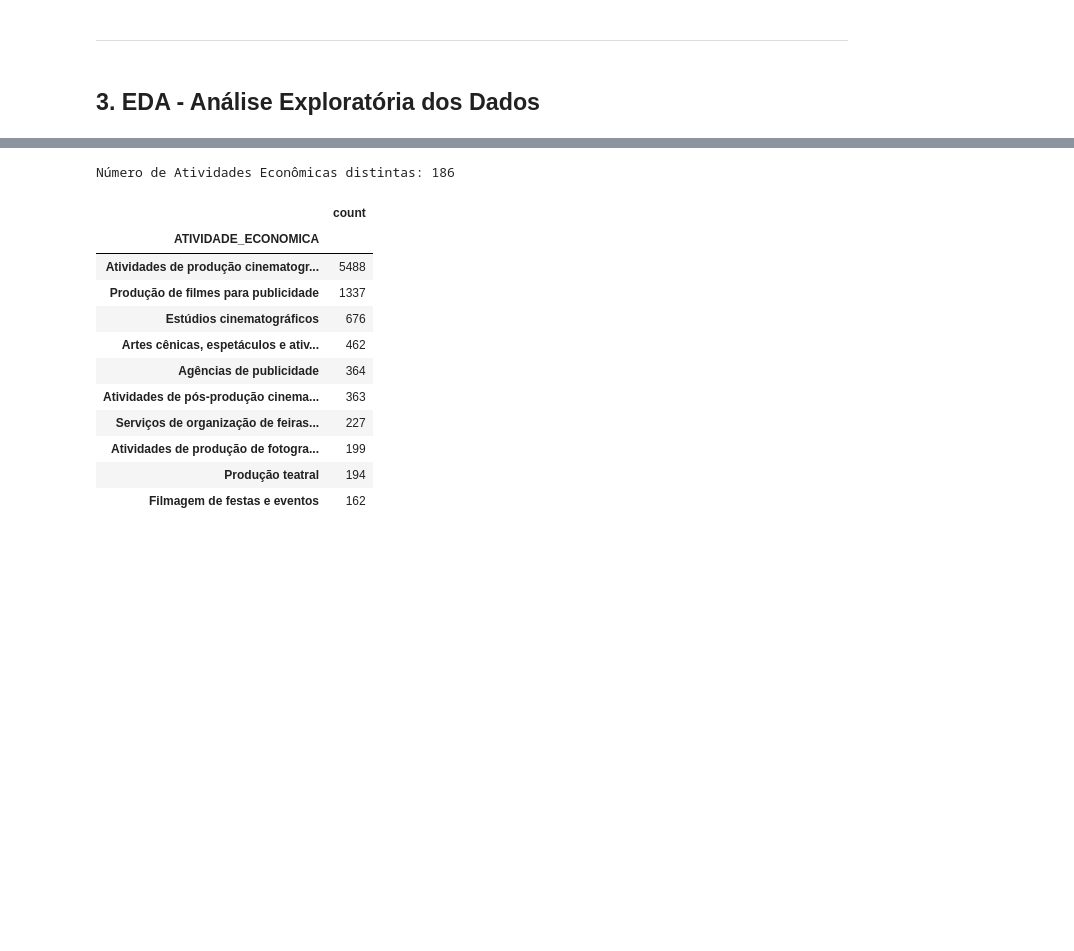
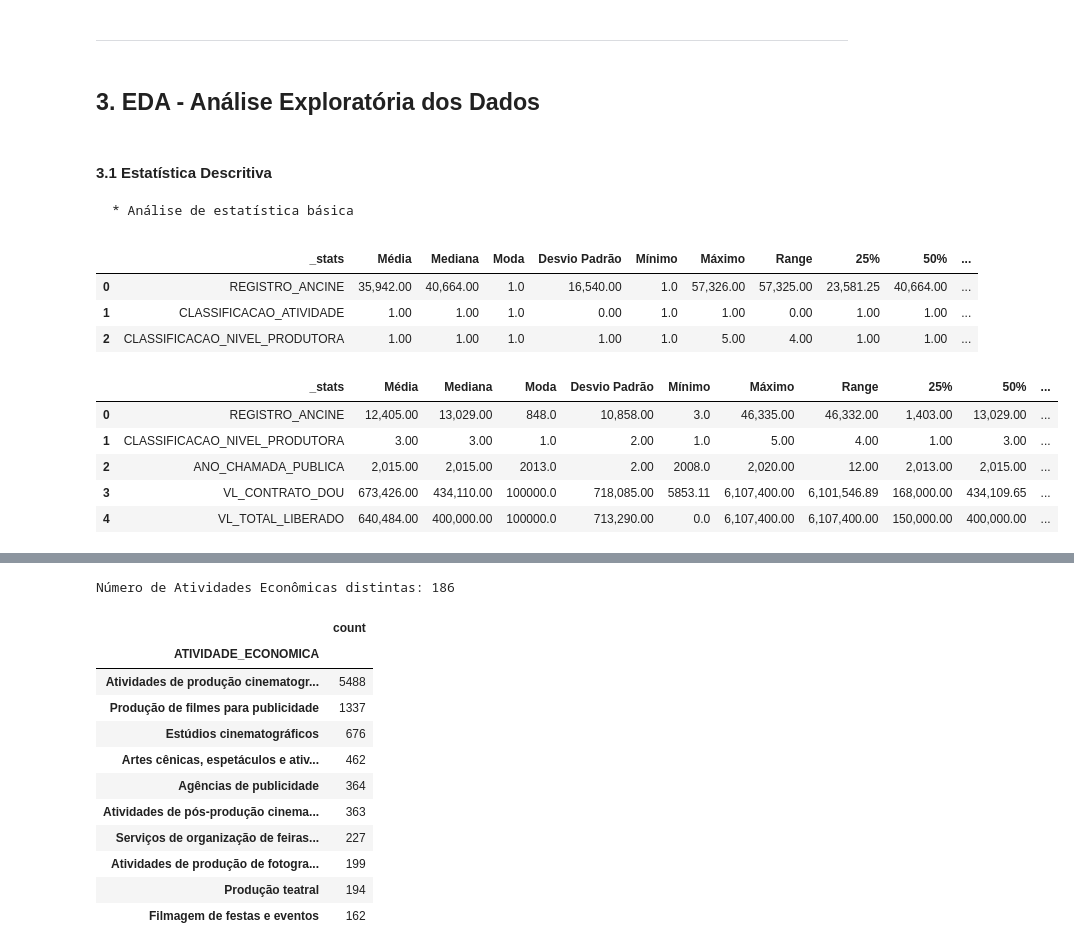
Before and after one commit to fonsecadados/AgenciaNacionalDoCinema_ANCINE, a Jupyter notebook: ANCINE_AgentesEconomicos.ipynb, the cells around one changed output, grey strips where cells are left out. Cells and saved outputs as stored; diff of their text form; code cells hidden in the pictures; blank space fills up the shorter version.

```diff
--- a/ANCINE_AgentesEconomicos.ipynb
+++ b/ANCINE_AgentesEconomicos.ipynb
@@ -267,3 +267,7 @@ projetos_fsa_desembolso_e_agentes = projetos_fsa_desembolso_e_agentes[['REGISTRO
 ---
 # %% [markdown]
 ## 3. EDA - Análise Exploratória dos Dados
+# %% [markdown]
+#### 3.1 Estatística Descritiva
+
+    * Análise de estatística básica
@@ -269,0 +298,16 @@ projetos_fsa_desembolso_e_agentes = projetos_fsa_desembolso_e_agentes[['REGISTRO
+# %%
+estatistica_descritiva(agentes_regulares_independentes)
+# %% [output]
+|  | _stats | Média | Mediana | Moda | Desvio Padrão | Mínimo | Máximo | Range | 25% | 50% | ... |
+| 0 | REGISTRO_ANCINE | 35,942.00 | 40,664.00 | 1.0 | 16,540.00 | 1.0 | 57,326.00 | 57,325.00 | 23,581.25 | 40,664.00 | ... |
+| 1 | CLASSIFICACAO_ATIVIDADE | 1.00 | 1.00 | 1.0 | 0.00 | 1.0 | 1.00 | 0.00 | 1.00 | 1.00 | ... |
+| 2 | CLASSIFICACAO_NIVEL_PRODUTORA | 1.00 | 1.00 | 1.0 | 1.00 | 1.0 | 5.00 | 4.00 | 1.00 | 1.00 | ... |
+# %%
+estatistica_descritiva(projetos_fsa_desembolso_e_agentes)
+# %% [output]
+|  | _stats | Média | Mediana | Moda | Desvio Padrão | Mínimo | Máximo | Range | 25% | 50% | ... |
+| 0 | REGISTRO_ANCINE | 12,405.00 | 13,029.00 | 848.0 | 10,858.00 | 3.0 | 46,335.00 | 46,332.00 | 1,403.00 | 13,029.00 | ... |
+| 1 | CLASSIFICACAO_NIVEL_PRODUTORA | 3.00 | 3.00 | 1.0 | 2.00 | 1.0 | 5.00 | 4.00 | 1.00 | 3.00 | ... |
+| 2 | ANO_CHAMADA_PUBLICA | 2,015.00 | 2,015.00 | 2013.0 | 2.00 | 2008.0 | 2,020.00 | 12.00 | 2,013.00 | 2,015.00 | ... |
+| 3 | VL_CONTRATO_DOU | 673,426.00 | 434,110.00 | 100000.0 | 718,085.00 | 5853.11 | 6,107,400.00 | 6,101,546.89 | 168,000.00 | 434,109.65 | ... |
+| 4 | VL_TOTAL_LIBERADO | 640,484.00 | 400,000.00 | 100000.0 | 713,290.00 | 0.0 | 6,107,400.00 | 6,107,400.00 | 150,000.00 | 400,000.00 | ... |
```
Also changed, not shown: parts of 30 cells of this notebook.
